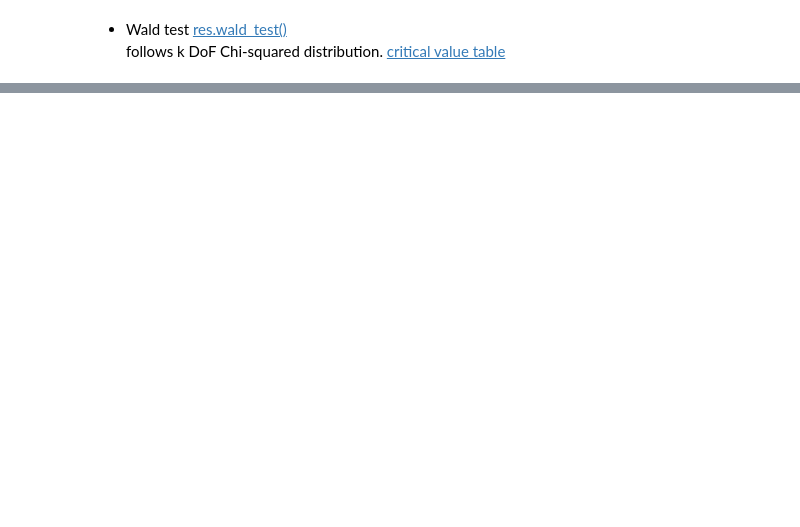
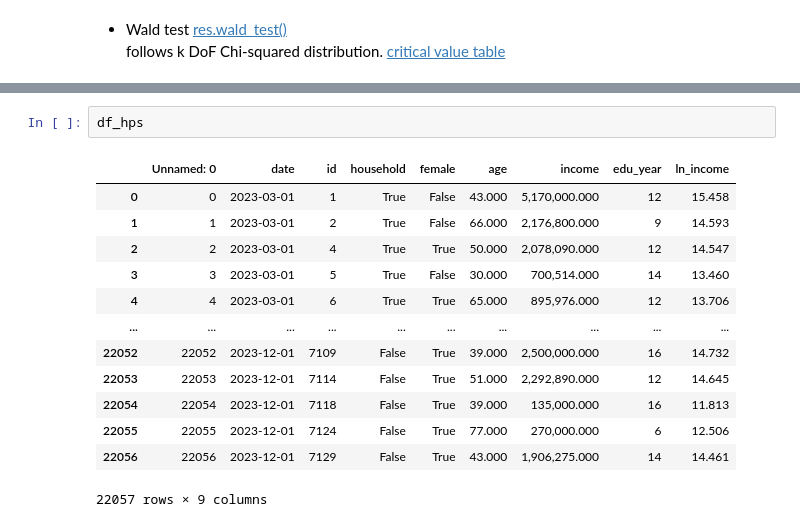
Before and after one commit to SeanJSLee/Teaching_YU_DS_basic_KR, a Jupyter notebook: Lecture_ols.ipynb, the cells around one changed output, grey strips where cells are left out. Cells and saved outputs as stored; diff of their text form; blank space fills up the shorter version.

```diff
--- a/Lecture_ols.ipynb
+++ b/Lecture_ols.ipynb
@@ -198,0 +476,16 @@ print('beta :',beta_hat, '\nbeta 0:',beta_hat[0], '\nbeta 1:',beta_hat[1])
+# %%
+df_hps
+# %% [output]
+|  | Unnamed: 0 | date | id | household | female | age | income | edu_year | ln_income |
+| 0 | 0 | 2023-03-01 | 1 | True | False | 43.000 | 5,170,000.000 | 12 | 15.458 |
+| 1 | 1 | 2023-03-01 | 2 | True | False | 66.000 | 2,176,800.000 | 9 | 14.593 |
+| 2 | 2 | 2023-03-01 | 4 | True | True | 50.000 | 2,078,090.000 | 12 | 14.547 |
+| 3 | 3 | 2023-03-01 | 5 | True | False | 30.000 | 700,514.000 | 14 | 13.460 |
+| 4 | 4 | 2023-03-01 | 6 | True | True | 65.000 | 895,976.000 | 12 | 13.706 |
+| ... | ... | ... | ... | ... | ... | ... | ... | ... | ... |
+| 22052 | 22052 | 2023-12-01 | 7109 | False | True | 39.000 | 2,500,000.000 | 16 | 14.732 |
+| 22053 | 22053 | 2023-12-01 | 7114 | False | True | 51.000 | 2,292,890.000 | 12 | 14.645 |
+| 22054 | 22054 | 2023-12-01 | 7118 | False | True | 39.000 | 135,000.000 | 16 | 11.813 |
+| 22055 | 22055 | 2023-12-01 | 7124 | False | True | 77.000 | 270,000.000 | 6 | 12.506 |
+| 22056 | 22056 | 2023-12-01 | 7129 | False | True | 43.000 | 1,906,275.000 | 14 | 14.461 |
+22057 rows × 9 columns
```
Also changed, not shown: parts of 38 cells of this notebook, 3 other files.
